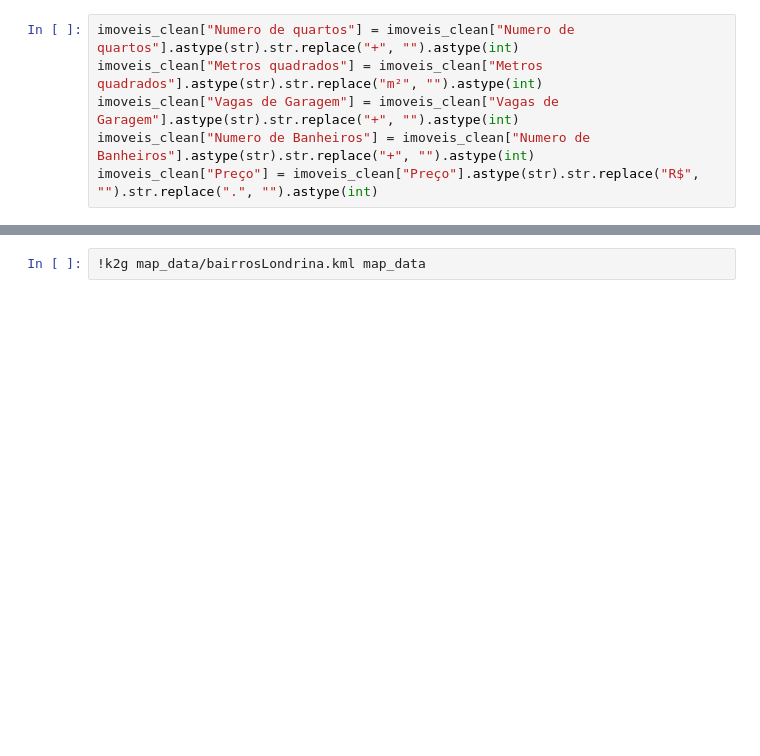
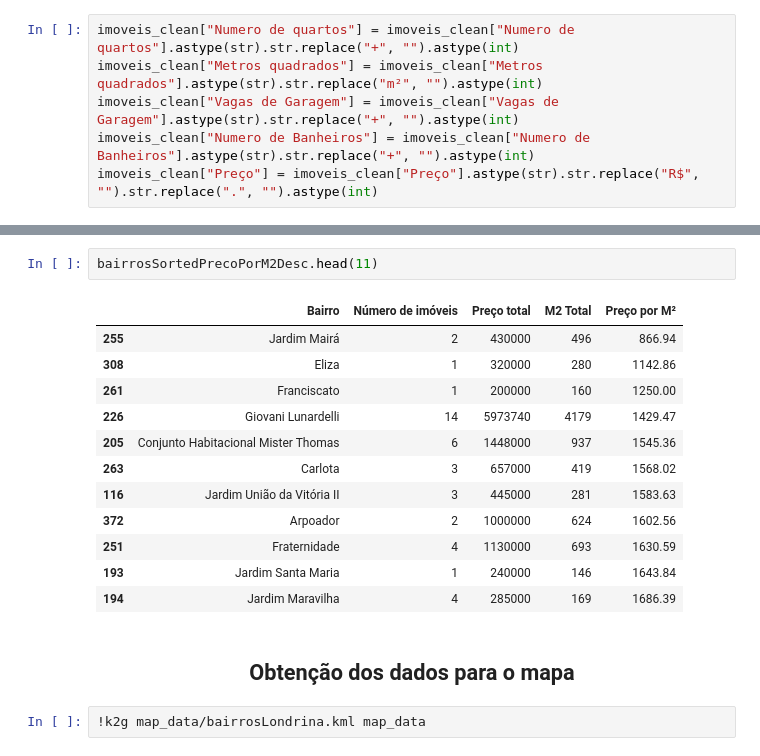
Before and after one commit to ZaniAndrei/Real-Estate-Price-Prediction-in-Londrina, a Jupyter notebook: analise.ipynb, the cells around one changed output, grey strips where cells are left out. Cells and saved outputs as stored; diff of their text form; blank space fills up the shorter version.

```diff
--- a/analise.ipynb
+++ b/analise.ipynb
@@ -117,3 +154,21 @@ bairrosSortedPrecoPorM2.head(50)
+# %%
+bairrosSortedPrecoPorM2Desc.head(11)
+# %% [output]
+|  | Bairro | Número de imóveis | Preço total | M2 Total | Preço por M² |
+| 255 | Jardim Mairá | 2 | 430000 | 496 | 866.94 |
+| 308 | Eliza | 1 | 320000 | 280 | 1142.86 |
+| 261 | Franciscato | 1 | 200000 | 160 | 1250.00 |
+| 226 | Giovani Lunardelli | 14 | 5973740 | 4179 | 1429.47 |
+| 205 | Conjunto Habitacional Mister Thomas | 6 | 1448000 | 937 | 1545.36 |
+| 263 | Carlota | 3 | 657000 | 419 | 1568.02 |
+| 116 | Jardim União da Vitória II | 3 | 445000 | 281 | 1583.63 |
+| 372 | Arpoador | 2 | 1000000 | 624 | 1602.56 |
+| 251 | Fraternidade | 4 | 1130000 | 693 | 1630.59 |
+| 193 | Jardim Santa Maria | 1 | 240000 | 146 | 1643.84 |
+| 194 | Jardim Maravilha | 4 | 285000 | 169 | 1686.39 |
+# %% [markdown]
+
+<h2 style="text-align: center;">Obtenção dos dados para o mapa</h2>
 # %%
 !k2g map_data/bairrosLondrina.kml map_data
 # %%
```
Also changed, not shown: parts of 13 cells of this notebook, 1 other file.
